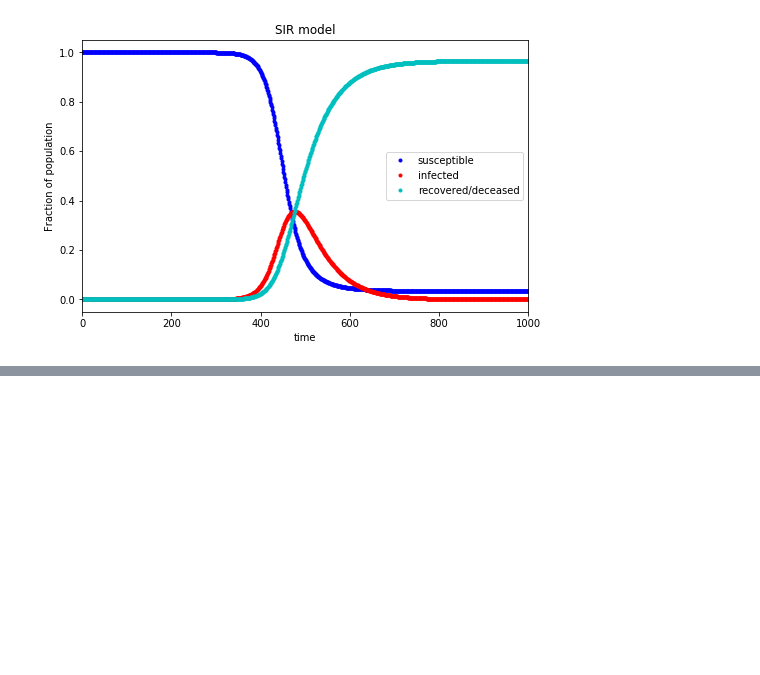
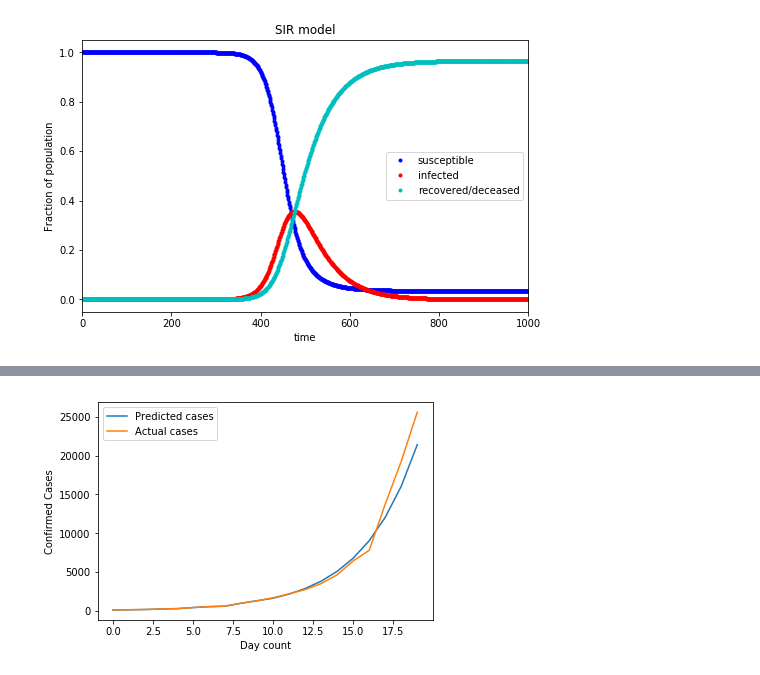
Before and after one commit to nguyentuanvn/machine-learning, a Jupyter notebook: Covid-19/Covid_19_Case_Prediction.ipynb, the cells around one changed output, grey strips where cells are left out. Saved outputs shown, nothing was run; the diff lists cells and outputs as text; code cells hidden in the pictures; blank space fills up the shorter version.

```diff
--- a/Covid-19/Covid_19_Case_Prediction.ipynb
+++ b/Covid-19/Covid_19_Case_Prediction.ipynb
@@ -152,0 +244,32 @@ plt.show()
+# %%
+def split_data(df, start, end):
+    y_train = df.iloc[start:end].to_numpy()
+    x_train = np.arange(y_train.shape[0]).reshape(-1,1)
+    x_test = np.arange(y_train.shape[0],y_train.shape[0]+10).reshape(-1,1)
+    y_test = df.iloc[end:end+10].to_numpy()
+
+    return x_train, y_train, x_test, y_test
+
+
+def lin_reg(X_train, Y_train, X_test):
+    regr = linear_model.LinearRegression()
+    regr.fit(X_train, Y_train)
+    y_pred = regr.predict(X_test)
+    return regr, y_pred
+# %%
+def plot_log_linear_country(country, train_start, train_end):
+    df = get_cases_by_country(country)
+    df = df.astype('float64').apply(lambda x: np.log1p(x))
+    X_train, Y_train, X_test, Y_test = split_data(df['Confirmed'], train_start, train_end)
+    model, pred = lin_reg(X_train, Y_train, X_test)
+
+    plt.plot(np.concatenate((X_train,X_test),axis=None), np.expm1(np.concatenate((Y_train,pred),axis=None)))
+    plt.plot(np.concatenate((X_train,X_test),axis=None), np.expm1(np.concatenate((Y_train,Y_test),axis=None)))
+    plt.legend(['Predicted cases', 'Actual cases'], loc='upper left')
+    plt.xlabel("Day count")
+    plt.ylabel("Confirmed Cases")
+    plt.show()
+# %%
+plot_log_linear_country('US', 40,50)
+# %% [output]
+[figure, added]
```
Also changed, not shown: parts of 9 cells of this notebook.
